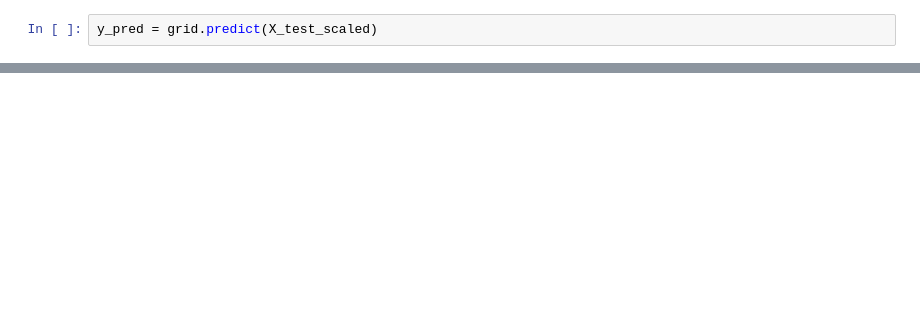
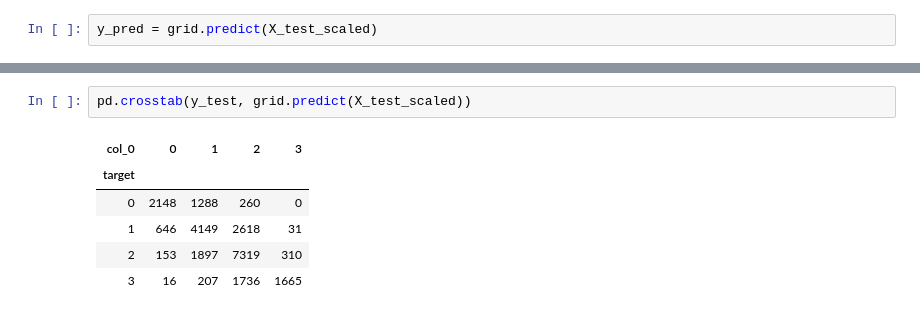
Before and after one commit to michaeltouze/datasciencest-movie, a Jupyter notebook: src/Modeling.ipynb, the cells around one changed output, grey strips where cells are left out. Cells and saved outputs as stored; diff of their text form; blank space fills up the shorter version.

```diff
--- a/src/Modeling.ipynb
+++ b/src/Modeling.ipynb
@@ -219,3 +234,12 @@ weighted avg       0.44      0.46      0.43       624
+# %%
+pd.crosstab(y_test, grid.predict(X_test_scaled))
+# %% [output]
+| col_0 | 0 | 1 | 2 | 3 |
+| target |  |  |  |  |
+| 0 | 2148 | 1288 | 260 | 0 |
+| 1 | 646 | 4149 | 2618 | 31 |
+| 2 | 153 | 1897 | 7319 | 310 |
+| 3 | 16 | 207 | 1736 | 1665 |
 # %%
 contributions = dict(zip(X_train.columns.tolist(), grid.best_estimator_.feature_importances_))
 pd.DataFrame.from_dict(contributions, orient="index").sort_values(by=0, ascending=False)
```
Also changed, not shown: parts of 14 cells of this notebook, 1 other file.
